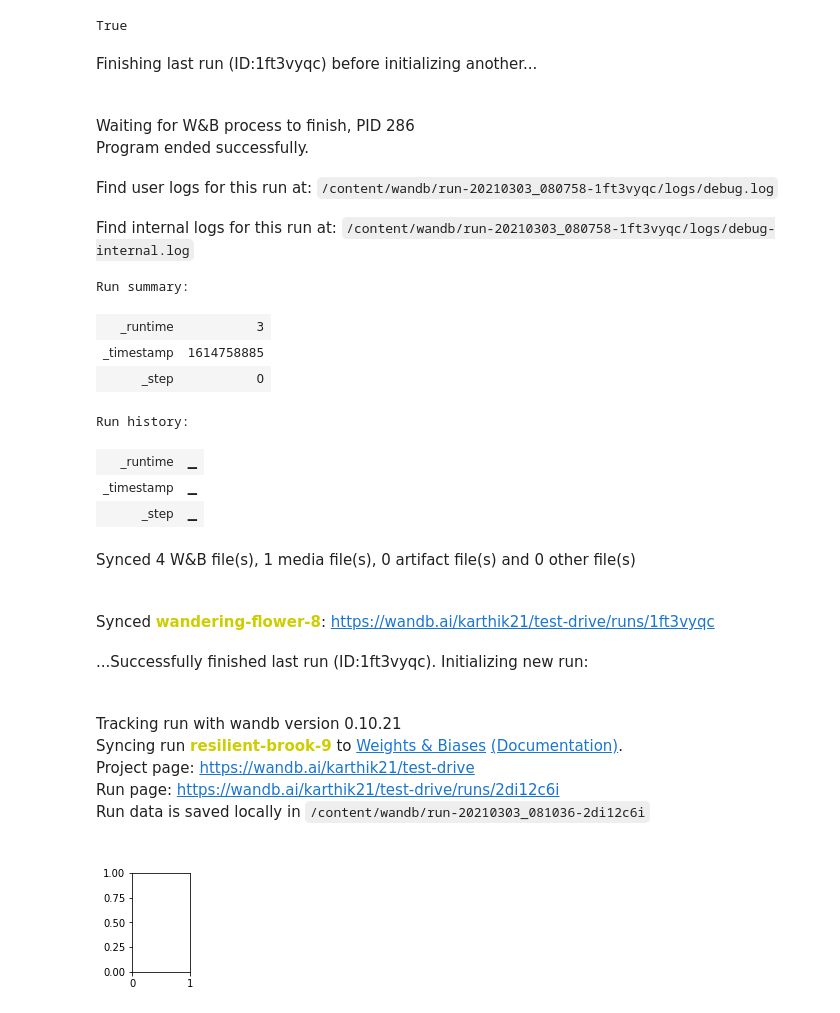
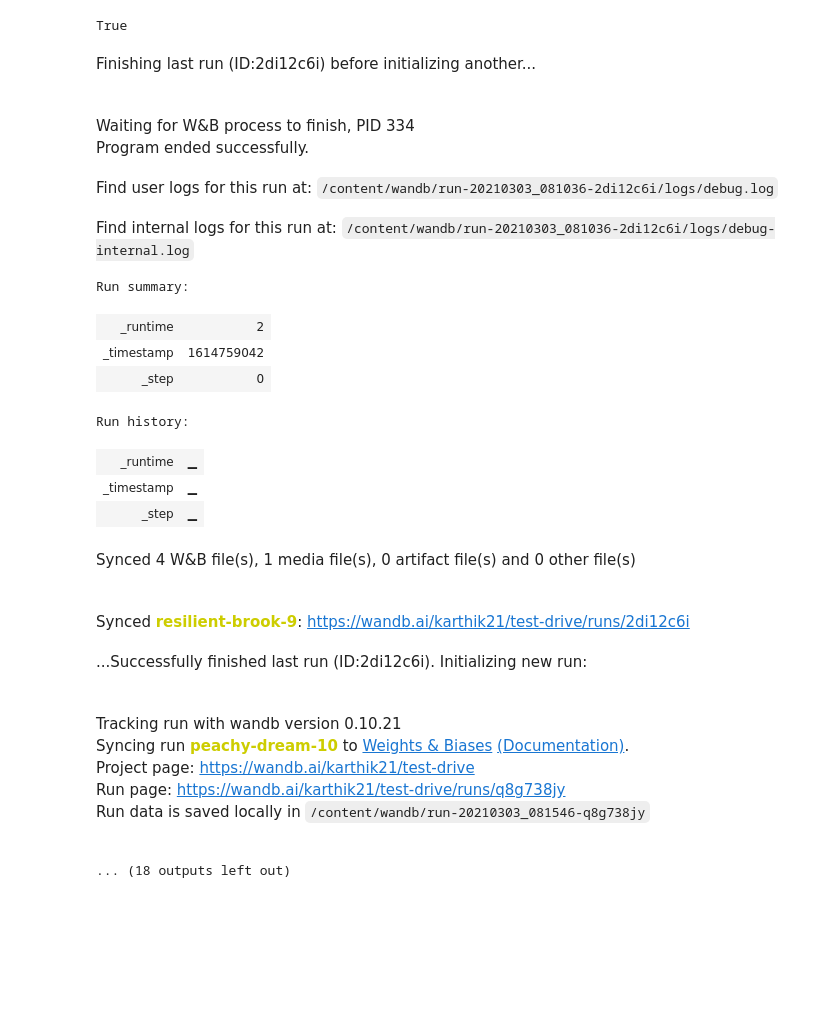
Before and after one commit to kodikarthik21/CS6910---Fundamentals-of-Deep-Learning, a Jupyter notebook: Assignment01/CS6910_Assignment1.ipynb, the cells around one changed output. Drawn from its saved outputs; the diff is of its cells as text; code cells hidden in the pictures; blank space fills up the shorter version.

```diff
--- a/Assignment01/CS6910_Assignment1.ipynb
+++ b/Assignment01/CS6910_Assignment1.ipynb
@@ -32,36 +32,35 @@ True
 # %%
 from keras.datasets import fashion_mnist
 from matplotlib import pyplot
 (X_train, y_train), (X_test, y_test) = fashion_mnist.load_data()
-wandb.init(project="test-drive")
 for i in range(10):
+   wandb.init(project="test-drive", reinit=True)
    for j in range(30):
      if y_train[j] == i:
        pyplot.subplot(2,5,(i+1))
        wandb.log({"examples": [wandb.Image(X_train[j], caption="Label")]})
-       #wandb.pyplot.imshow(X_train[j], cmap=pyplot.get_cmap('gray'))
      break
 pyplot.show()
 # %% [output]
-Finishing last run (ID:1ft3vyqc) before initializing another...
+Finishing last run (ID:2di12c6i) before initializing another...
-Waiting for W&B process to finish, PID 286
+Waiting for W&B process to finish, PID 334
 Program ended successfully.
-Find user logs for this run at: /content/wandb/run-20210303_080758-1ft3vyqc/logs/debug.log
+Find user logs for this run at: /content/wandb/run-20210303_081036-2di12c6i/logs/debug.log
-Find internal logs for this run at: /content/wandb/run-20210303_080758-1ft3vyqc/logs/debug-internal.log
+Find internal logs for this run at: /content/wandb/run-20210303_081036-2di12c6i/logs/debug-internal.log
 Run summary:
-| _runtime | 3 |
-| _timestamp | 1614758885 |
+| _runtime | 2 |
+| _timestamp | 1614759042 |
 | _step | 0 |
 Run history:
 | _runtime | ▁ |
 | _timestamp | ▁ |
 | _step | ▁ |
 Synced 4 W&B file(s), 1 media file(s), 0 artifact file(s) and 0 other file(s)
-Synced wandering-flower-8: https://wandb.ai/karthik21/test-drive/runs/1ft3vyqc
+Synced resilient-brook-9: https://wandb.ai/karthik21/test-drive/runs/2di12c6i
-...Successfully finished last run (ID:1ft3vyqc). Initializing new run:
+...Successfully finished last run (ID:2di12c6i). Initializing new run:
 Tracking run with wandb version 0.10.21
-Syncing run resilient-brook-9 to Weights & Biases (Documentation).
+Syncing run peachy-dream-10 to Weights & Biases (Documentation).
 Project page: https://wandb.ai/karthik21/test-drive
-Run page: https://wandb.ai/karthik21/test-drive/runs/2di12c6i
-Run data is saved locally in /content/wandb/run-20210303_081036-2di12c6i
+Run page: https://wandb.ai/karthik21/test-drive/runs/q8g738jy
+Run data is saved locally in /content/wandb/run-20210303_081546-q8g738jy
-[figure, removed]
+... (18 outputs left out)
```
